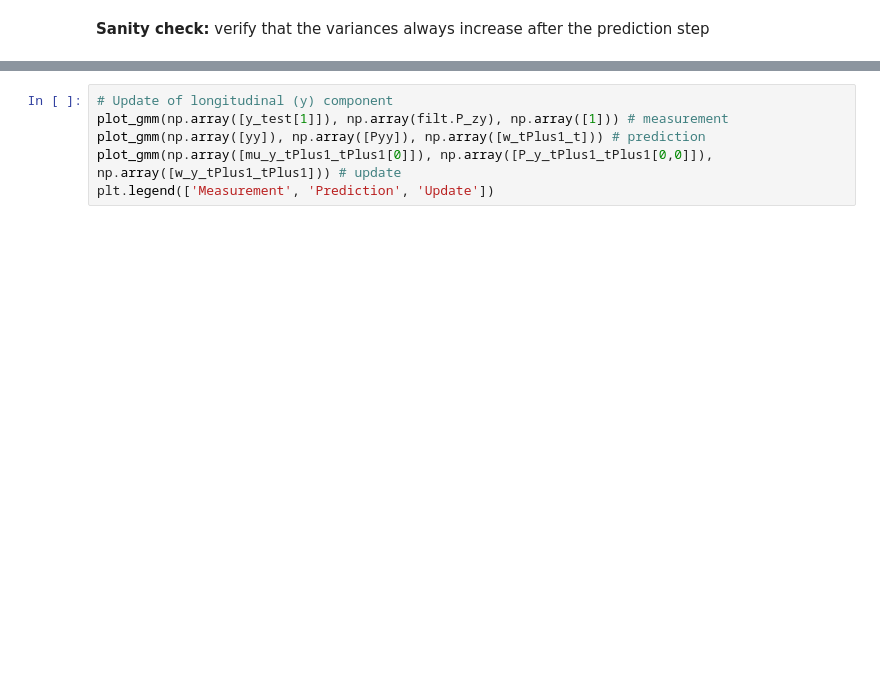
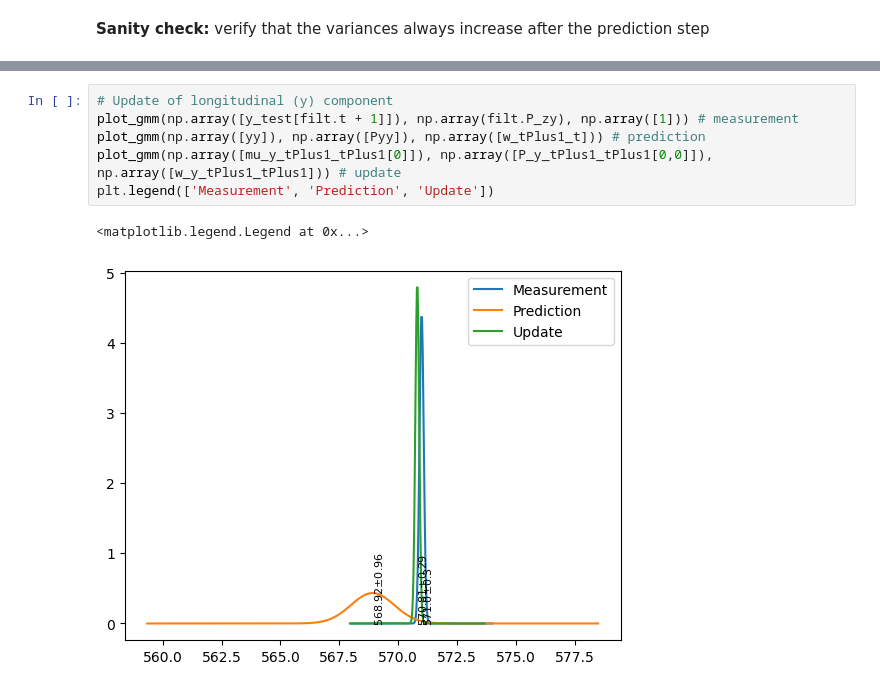
Before and after one commit to thinhhoang95/smoothie, a Jupyter notebook: GMKF_PROTOTYPE.ipynb, the cells around one changed output, grey strips where cells are left out. Drawn from its saved outputs; the diff is of its cells as text; blank space fills up the shorter version.

```diff
--- a/GMKF_PROTOTYPE.ipynb
+++ b/GMKF_PROTOTYPE.ipynb
@@ -287,6 +345,9 @@ plt.xlim((68, 72))
 # %%
 # Update of longitudinal (y) component
-plot_gmm(np.array([y_test[1]]), np.array(filt.P_zy), np.array([1])) # measurement
+plot_gmm(np.array([y_test[filt.t + 1]]), np.array(filt.P_zy), np.array([1])) # measurement
 plot_gmm(np.array([yy]), np.array([Pyy]), np.array([w_tPlus1_t])) # prediction
 plot_gmm(np.array([mu_y_tPlus1_tPlus1[0]]), np.array([P_y_tPlus1_tPlus1[0,0]]), np.array([w_y_tPlus1_tPlus1])) # update
 plt.legend(['Measurement', 'Prediction', 'Update'])
+# %% [output]
+<matplotlib.legend.Legend at 0x...>
+[figure, added]
```
Also changed, not shown: parts of 21 cells of this notebook, 1 other file.
